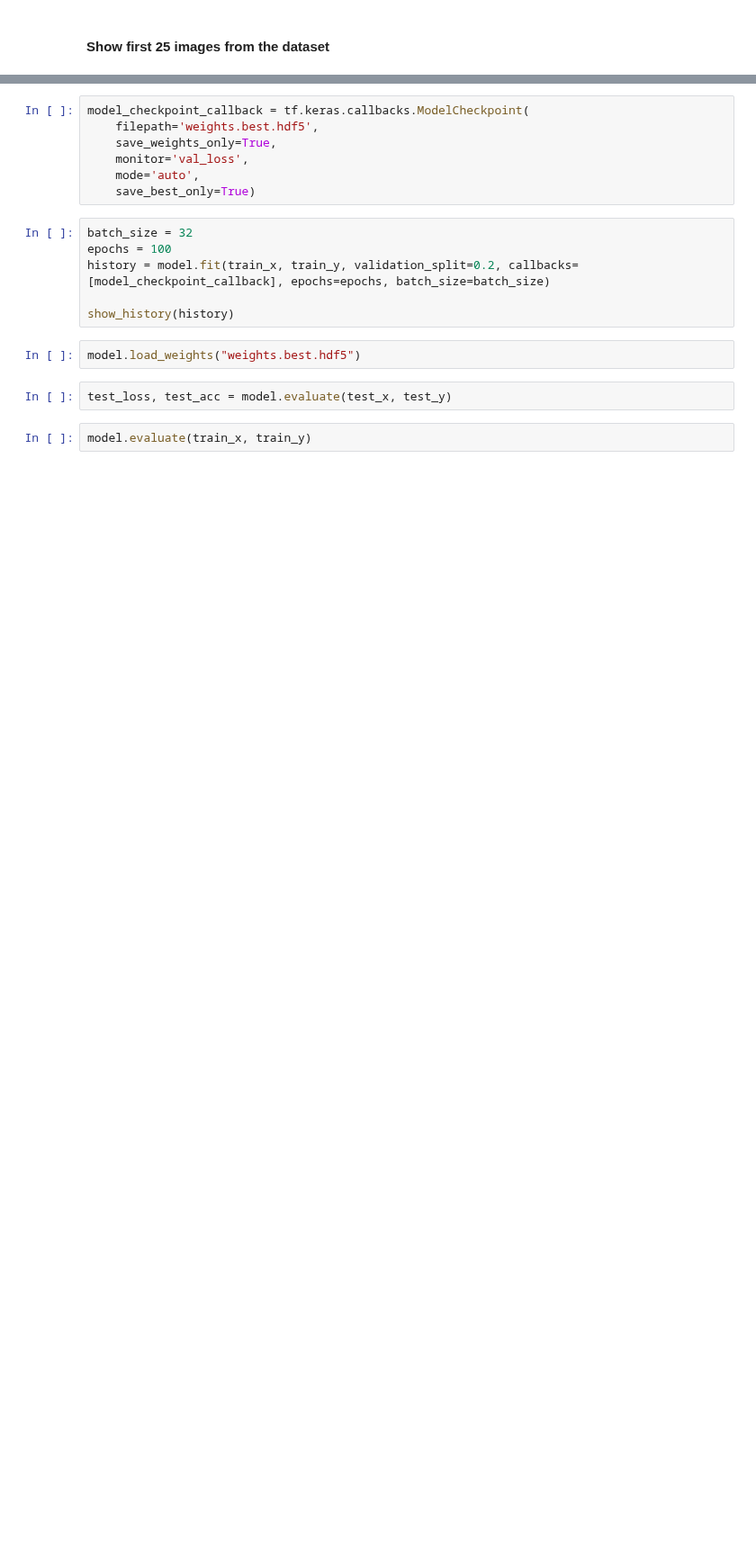
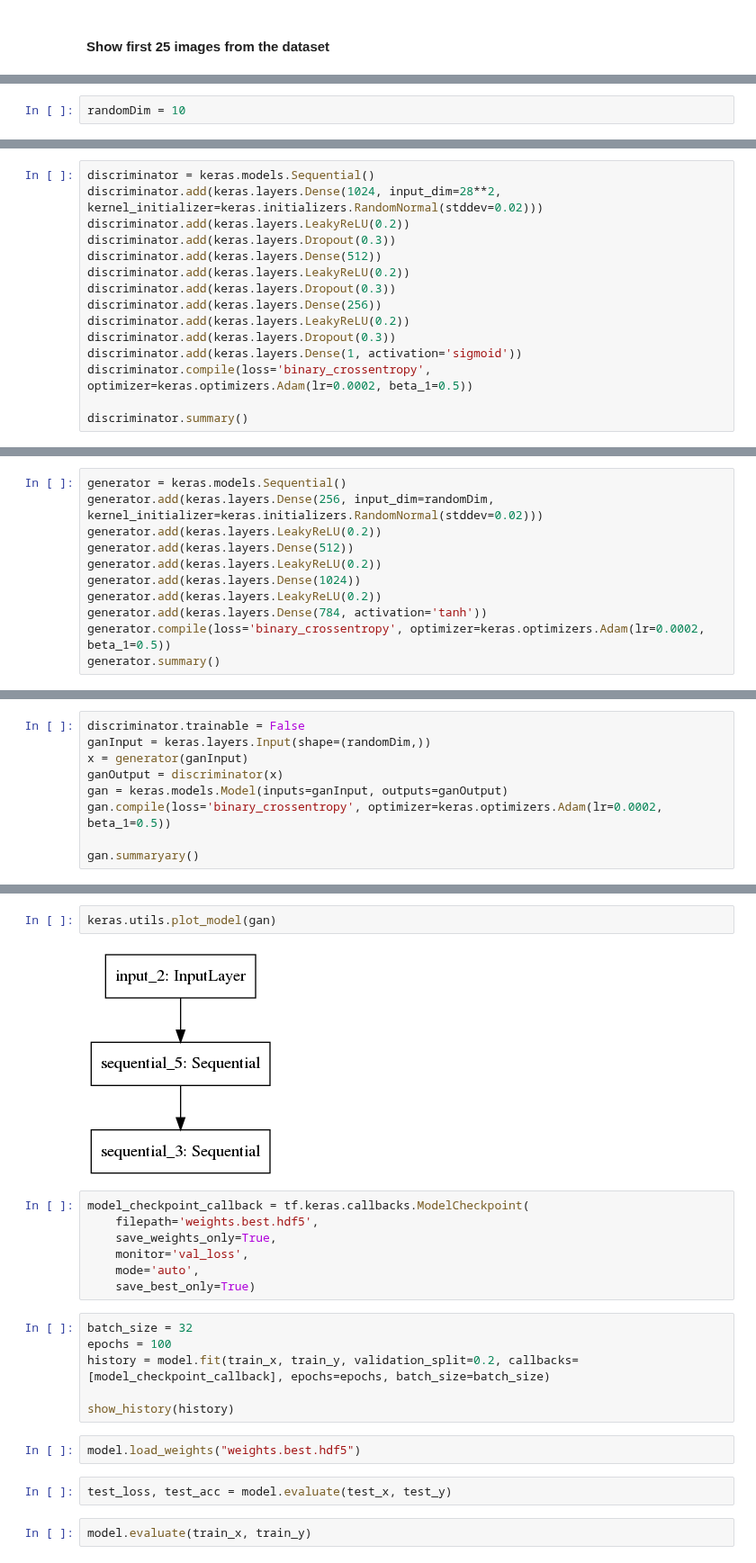
Before and after one commit to vojtechcima/2020-21-ARD, a Jupyter notebook: abd_11.ipynb, the cells around one changed output, grey strips where cells are left out. Shown at 90% size. Saved outputs shown, nothing was run; the diff lists cells and outputs as text; blank space fills up the shorter version.

```diff
--- a/abd_11.ipynb
+++ b/abd_11.ipynb
@@ -113,0 +122,2 @@ The adversarial model is just the generator-discriminator stacked together as sh
+# %%
+randomDim = 10
@@ -113,0 +129,15 @@ The adversarial model is just the generator-discriminator stacked together as sh
+# %%
+discriminator = keras.models.Sequential()
+discriminator.add(keras.layers.Dense(1024, input_dim=28**2, kernel_initializer=keras.initializers.RandomNormal(stddev=0.02)))
+discriminator.add(keras.layers.LeakyReLU(0.2))
+discriminator.add(keras.layers.Dropout(0.3))
+discriminator.add(keras.layers.Dense(512))
+discriminator.add(keras.layers.LeakyReLU(0.2))
+discriminator.add(keras.layers.Dropout(0.3))
+discriminator.add(keras.layers.Dense(256))
+discriminator.add(keras.layers.LeakyReLU(0.2))
+discriminator.add(keras.layers.Dropout(0.3))
+discriminator.add(keras.layers.Dense(1, activation='sigmoid'))
+discriminator.compile(loss='binary_crossentropy', optimizer=keras.optimizers.Adam(lr=0.0002, beta_1=0.5))
+
+discriminator.summary()
@@ -113,0 +164,11 @@ The adversarial model is just the generator-discriminator stacked together as sh
+# %%
+generator = keras.models.Sequential()
+generator.add(keras.layers.Dense(256, input_dim=randomDim, kernel_initializer=keras.initializers.RandomNormal(stddev=0.02)))
+generator.add(keras.layers.LeakyReLU(0.2))
+generator.add(keras.layers.Dense(512))
+generator.add(keras.layers.LeakyReLU(0.2))
+generator.add(keras.layers.Dense(1024))
+generator.add(keras.layers.LeakyReLU(0.2))
+generator.add(keras.layers.Dense(784, activation='tanh'))
+generator.compile(loss='binary_crossentropy', optimizer=keras.optimizers.Adam(lr=0.0002, beta_1=0.5))
+generator.summary()
@@ -113,0 +195,9 @@ The adversarial model is just the generator-discriminator stacked together as sh
+# %%
+discriminator.trainable = False
+ganInput = keras.layers.Input(shape=(randomDim,))
+x = generator(ganInput)
+ganOutput = discriminator(x)
+gan = keras.models.Model(inputs=ganInput, outputs=ganOutput)
+gan.compile(loss='binary_crossentropy', optimizer=keras.optimizers.Adam(lr=0.0002, beta_1=0.5))
+
+gan.summaryary()
@@ -114,3 +219,7 @@ The adversarial model is just the generator-discriminator stacked together as sh
+# %%
+keras.utils.plot_model(gan)
+# %% [output]
+[figure, added]
 # %%
 model_checkpoint_callback = tf.keras.callbacks.ModelCheckpoint(
     filepath='weights.best.hdf5',
```
Also changed, not shown: parts of 12 cells of this notebook, 1 other file.
